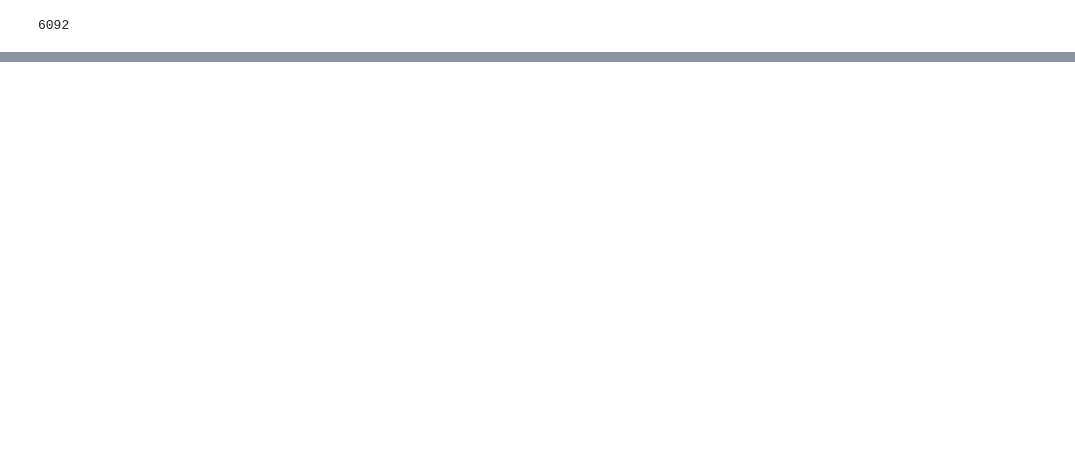
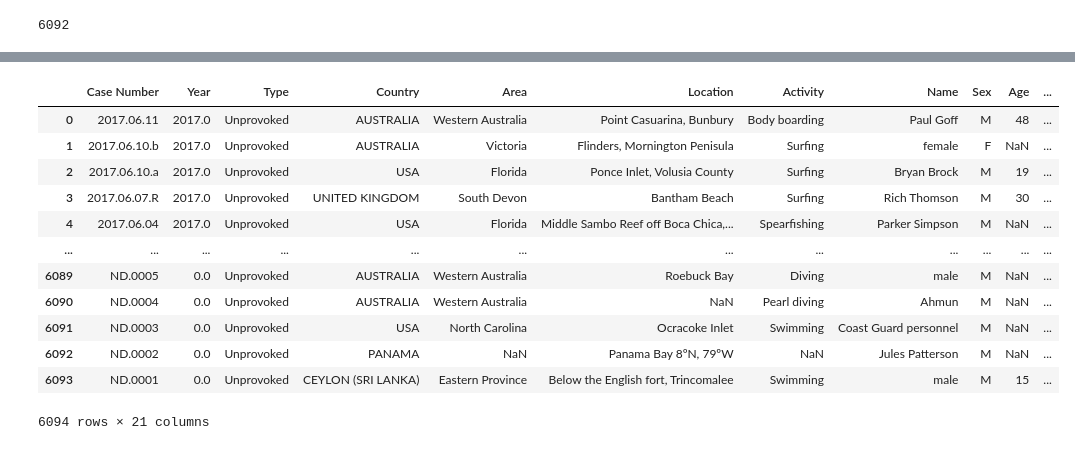
Before and after one commit to AdityaShuk1a/DataAnalysisForCBSE, a Jupyter notebook: Untitled.ipynb, the cells around one changed output, grey strips where cells are left out. Cells and saved outputs as stored; diff of their text form; code cells hidden in the pictures; blank space fills up the shorter version.

Commit message:
added readme and fixed Year field in dataset

```diff
--- a/Untitled.ipynb
+++ b/Untitled.ipynb
@@ -99,4 +99,20 @@ date = data["Date"]
 months = {'Jan': '01', 'Feb': '02', 'Mar': '03', 'Apr': '04', 'May': '05', 'Jun': '06',
           'Jul': '07', 'Aug': '08', 'Sep': '09', 'Oct': '10', 'Nov': '11', 'Dec': '12'}
 # %%
-for i in date:
+data = data.drop("Date", axis=1)
+# %%
+data
+# %% [output]
+|  | Case Number | Year | Type | Country | Area | Location | Activity | Name | Sex | Age | ... |
+| 0 | 2017.06.11 | 2017.0 | Unprovoked | AUSTRALIA | Western Australia | Point Casuarina, Bunbury | Body boarding | Paul Goff | M | 48 | ... |
+| 1 | 2017.06.10.b | 2017.0 | Unprovoked | AUSTRALIA | Victoria | Flinders, Mornington Penisula | Surfing | female | F | NaN | ... |
+| 2 | 2017.06.10.a | 2017.0 | Unprovoked | USA | Florida | Ponce Inlet, Volusia County | Surfing | Bryan Brock | M | 19 | ... |
+| 3 | 2017.06.07.R | 2017.0 | Unprovoked | UNITED KINGDOM | South Devon | Bantham Beach | Surfing | Rich Thomson | M | 30 | ... |
+| 4 | 2017.06.04 | 2017.0 | Unprovoked | USA | Florida | Middle Sambo Reef off Boca Chica,... | Spearfishing | Parker Simpson | M | NaN | ... |
+| ... | ... | ... | ... | ... | ... | ... | ... | ... | ... | ... | ... |
+| 6089 | ND.0005 | 0.0 | Unprovoked | AUSTRALIA | Western Australia | Roebuck Bay | Diving | male | M | NaN | ... |
+| 6090 | ND.0004 | 0.0 | Unprovoked | AUSTRALIA | Western Australia | NaN | Pearl diving | Ahmun | M | NaN | ... |
+| 6091 | ND.0003 | 0.0 | Unprovoked | USA | North Carolina | Ocracoke Inlet | Swimming | Coast Guard personnel | M | NaN | ... |
+| 6092 | ND.0002 | 0.0 | Unprovoked | PANAMA | NaN | Panama Bay 8ºN, 79ºW | NaN | Jules Patterson | M | NaN | ... |
+| 6093 | ND.0001 | 0.0 | Unprovoked | CEYLON (SRI LANKA) | Eastern Province | Below the English fort, Trincomalee | Swimming | male | M | 15 | ... |
+6094 rows × 21 columns
```
Also changed, not shown: parts of 4 cells of this notebook, 5 other files.
